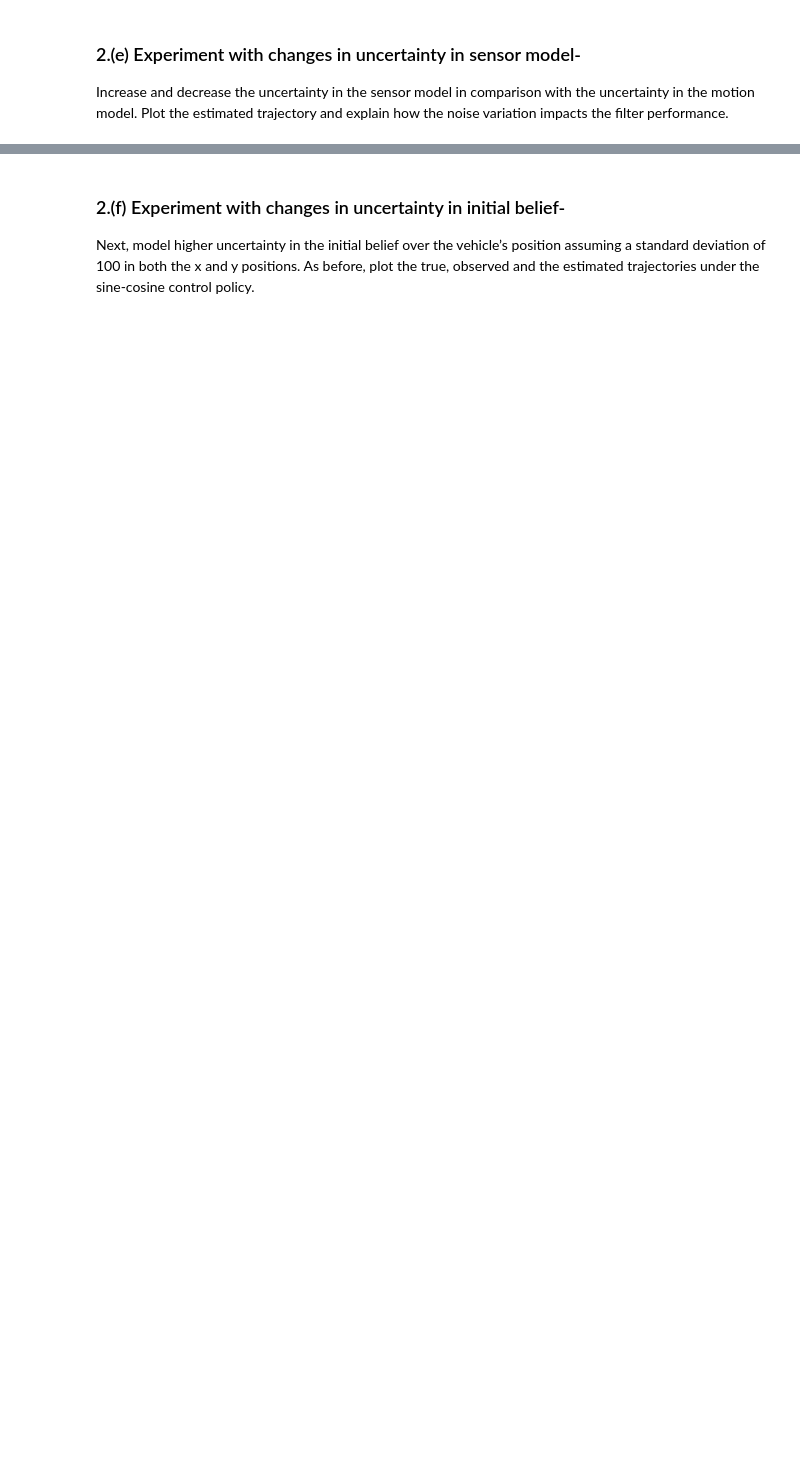
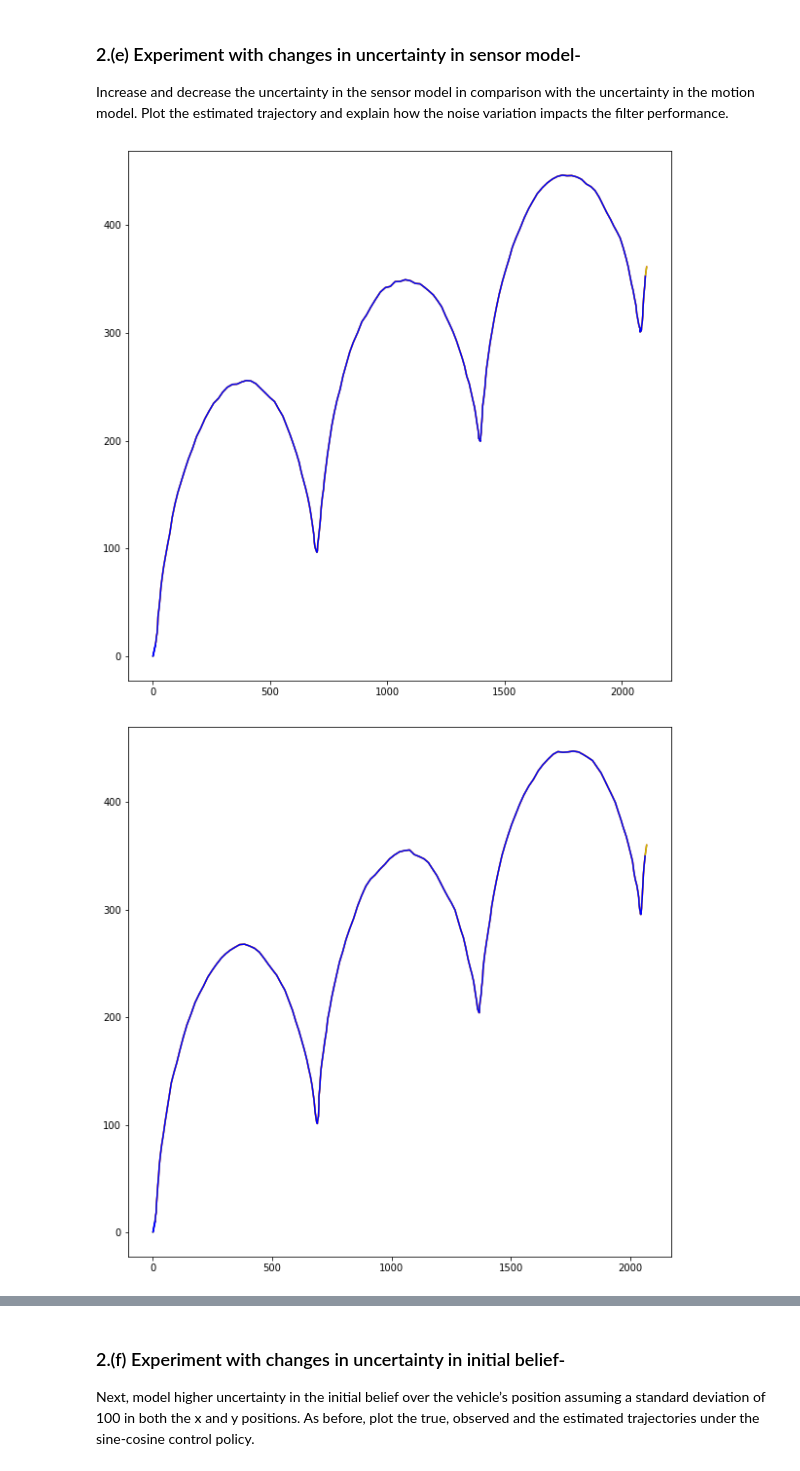
Before and after one commit to TheRealXster/COL864-Assgn1, a Jupyter notebook: A1_Q2.ipynb, the cells around one changed output, grey strips where cells are left out. Cells and saved outputs as stored; diff of their text form; code cells hidden in the pictures; blank space fills up the shorter version.

```diff
--- a/A1_Q2.ipynb
+++ b/A1_Q2.ipynb
@@ -202,3 +234,29 @@ plt.show()
 # %% [markdown]
 ### 2.(e) Experiment with changes in uncertainty in sensor model-
 Increase and decrease the uncertainty in the sensor model in comparison with the uncertainty in the motion model. Plot the estimated trajectory and explain how the noise variation impacts the filter performance.
+# %%
+del_xy,X_init = zero_initializer()
+del_xy = sin_cos_init()
+X_init = np.array([10,10,1,1])
+
+
+def plot_uncertainty_sensor_models(del_xy,X_init,cov_r_const = 100, plot_siz=10):
+
+    params = parameters(200,cov_r_const = cov_r_const)
+    X,X_obs = time_series(del_xy,X_init,params)
+    X_pred_meu,X_pred_cov = state_estimation(del_xy , X , X_obs , params)
+    multiplotter(X,X_obs,X_pred_meu, plot_siz)
+    #uncertain_ellipse(X,X_obs,X_pred_meu,X_pred_var)
+    plt.show()
+    #plotter(X)
+
+for i in np.arange(-3,6):
+    temp=0
+    if(i<0):
+        temp = 1/(10**(-1*i))
+    else:
+        temp = 10**i
+    plot_uncertainty_sensor_models(del_xy,X_init,cov_r_const=temp, plot_siz=10)
+# %% [output]
+[figure, added]
+[figure, added]
```
Also changed, not shown: parts of 9 cells of this notebook.
